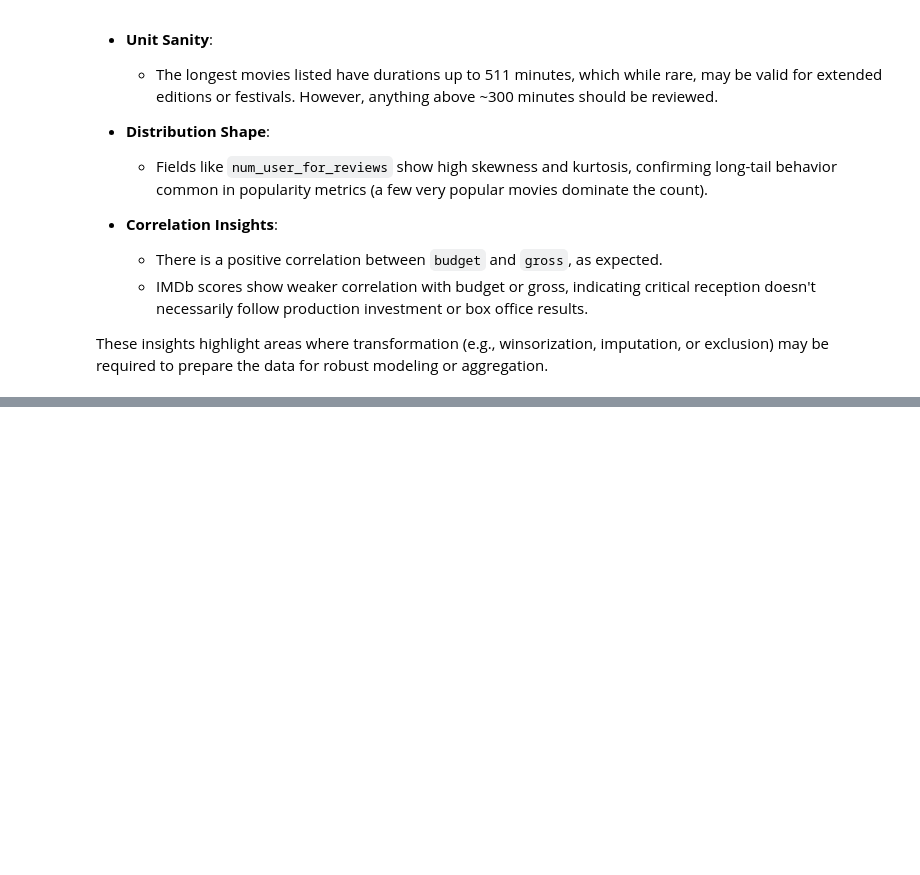
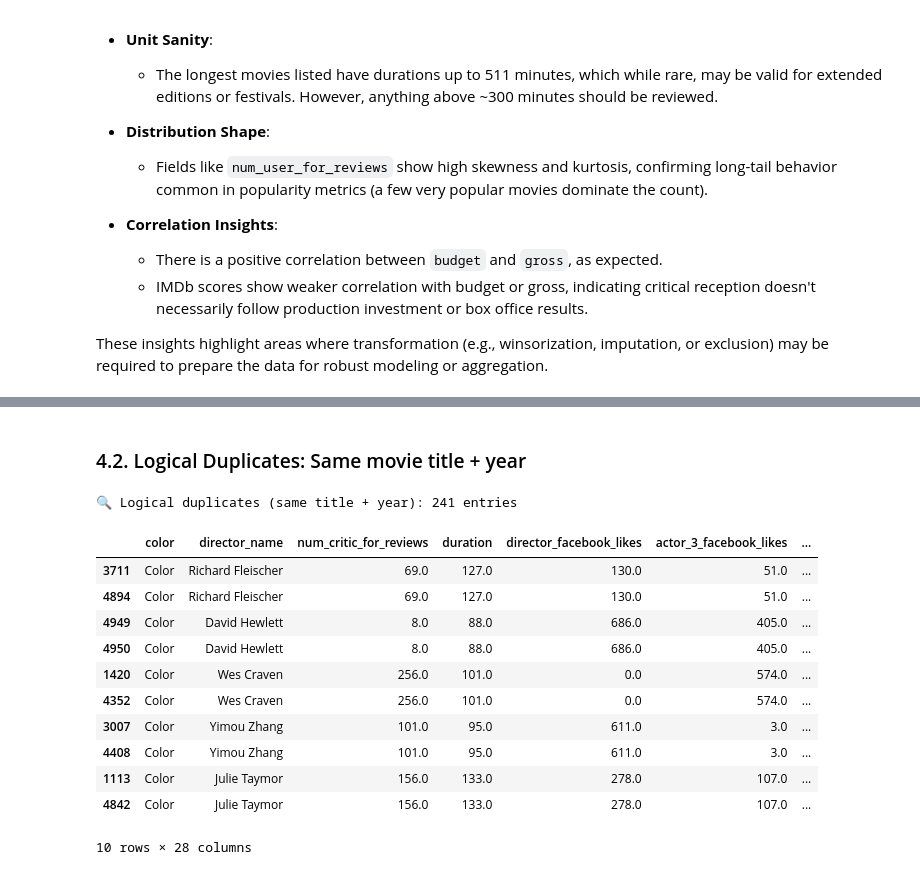
Before and after one commit to rogerioo/movie_challenge, a Jupyter notebook: challenge.ipynb, the cells around one changed output, grey strips where cells are left out. Saved outputs shown, nothing was run; the diff lists cells and outputs as text; code cells hidden in the pictures; blank space fills up the shorter version.

```diff
--- a/challenge.ipynb
+++ b/challenge.ipynb
@@ -416,0 +450,24 @@ These insights highlight areas where transformation (e.g., winsorization, imputa
+# %% [markdown]
+### 4.2. Logical Duplicates: Same movie title + year
+# %%
+logical_duplicates = df[df.duplicated(subset=['movie_title', 'title_year'], keep=False)]
+logical_duplicate_count = logical_duplicates.shape[0]
+print(f"\n🔍 Logical duplicates (same title + year): {logical_duplicate_count} entries")
+
+# Show grouped logical duplicates
+if logical_duplicate_count > 0:
+    display(logical_duplicates.sort_values(by=['movie_title', 'title_year']).head(10))
+# %% [output]
+🔍 Logical duplicates (same title + year): 241 entries
+|  | color | director_name | num_critic_for_reviews | duration | director_facebook_likes | actor_3_facebook_likes | ... |
+| 3711 | Color | Richard Fleischer | 69.0 | 127.0 | 130.0 | 51.0 | ... |
+| 4894 | Color | Richard Fleischer | 69.0 | 127.0 | 130.0 | 51.0 | ... |
+| 4949 | Color | David Hewlett | 8.0 | 88.0 | 686.0 | 405.0 | ... |
+| 4950 | Color | David Hewlett | 8.0 | 88.0 | 686.0 | 405.0 | ... |
+| 1420 | Color | Wes Craven | 256.0 | 101.0 | 0.0 | 574.0 | ... |
+| 4352 | Color | Wes Craven | 256.0 | 101.0 | 0.0 | 574.0 | ... |
+| 3007 | Color | Yimou Zhang | 101.0 | 95.0 | 611.0 | 3.0 | ... |
+| 4408 | Color | Yimou Zhang | 101.0 | 95.0 | 611.0 | 3.0 | ... |
+| 1113 | Color | Julie Taymor | 156.0 | 133.0 | 278.0 | 107.0 | ... |
+| 4842 | Color | Julie Taymor | 156.0 | 133.0 | 278.0 | 107.0 | ... |
+10 rows × 28 columns
```
Also changed, not shown: parts of 16 cells of this notebook, 2 other files.
